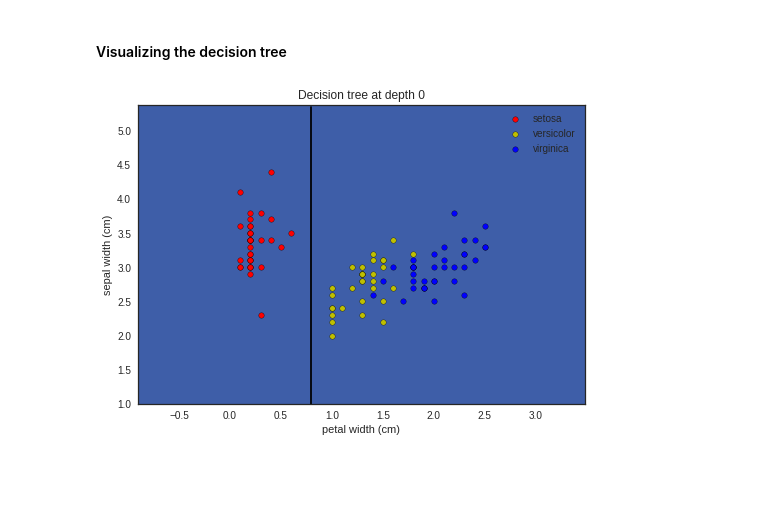
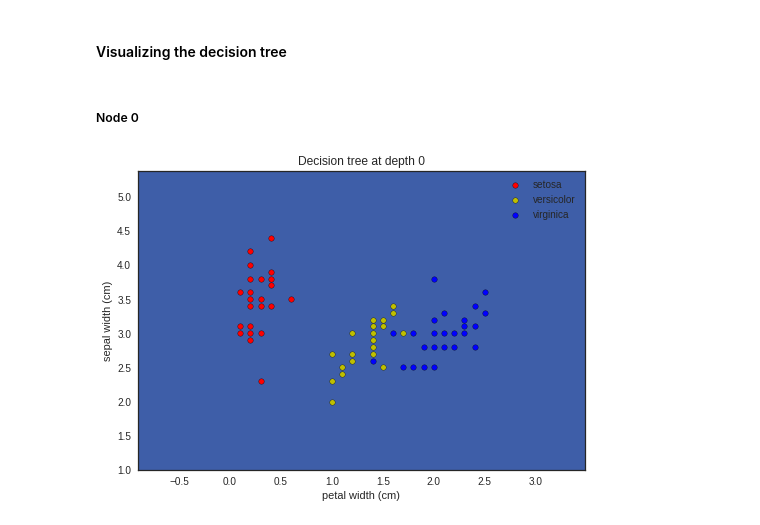
Before and after one commit to ValentinRicher/understanding-decision-trees, a Jupyter notebook: understanding_decision_trees.ipynb, the cells around one changed output. Drawn from its saved outputs; the diff is of its cells as text; code cells hidden in the pictures; blank space fills up the shorter version.

```diff
--- a/understanding_decision_trees.ipynb
+++ b/understanding_decision_trees.ipynb
@@ -58,6 +58,8 @@ iris_df['target'] = iris_df['target'].map({0: iris['target_names'][0],
 # %% [markdown]
 To illustrate how the decision tree works, we need to work on 2D graphs so we select two features. We select petal width and sepal width because there not too correlated (-0.37), as we can see on the heatmap, and in a 2D plane they give a good separation of the target variable as we can see on the pairplot.
 # %%
+# drop the duplicates so that we can every dot on the graph
+iris_df = iris_df.drop_duplicates(subset=['petal width (cm)', 'sepal width (cm)'], keep='first')
 features = ['petal width (cm)', 'sepal width (cm)']
 X = iris_df[features]
 y = iris_df['target']
@@ -208,7 +210,7 @@ def get_pred(feat, depth, node_n=0):
 # %% [markdown]
 #### Visualizing the decision tree
 # %%
-def plot_decision(depth):
+def plot_decision(depth, boundaries=True):
 
   plt.style.use('seaborn-white')
 
@@ -236,10 +238,11 @@ def plot_decision(depth):
   Z = np.array(Z).reshape(xx.shape)
   cs = plt.contourf(xx, yy, Z, cmap=plt.cm.RdYlBu, zorder=0)
 
-  # Plot the boundaries of the decision tree
-  segments = get_decision_boundaries(depth, lim)
-  for seg in segments:
-    plt.plot(seg[0,:], seg[1,:], 'k-')
+  if boundaries:
+    # Plot the boundaries of the decision tree
+    segments = get_decision_boundaries(depth, lim)
+    for seg in segments:
+      plt.plot(seg[0,:], seg[1,:], 'k-')
 
   # Plot the training data
   for j, (species, color) in enumerate(zip(labels, plot_colors)):
@@ -250,7 +253,9 @@ def plot_decision(depth):
   plt.xlabel(features[0])
   plt.ylabel(features[1])
   plt.title('Decision tree at depth {}'.format(depth))
+# %% [markdown]
+##### Node 0
 # %%
-plot_decision(0)
+plot_decision(0, False)
 # %% [output]
-[figure, old version]
+[figure, new version]
```
Also changed, not shown: parts of 8 cells of this notebook.
